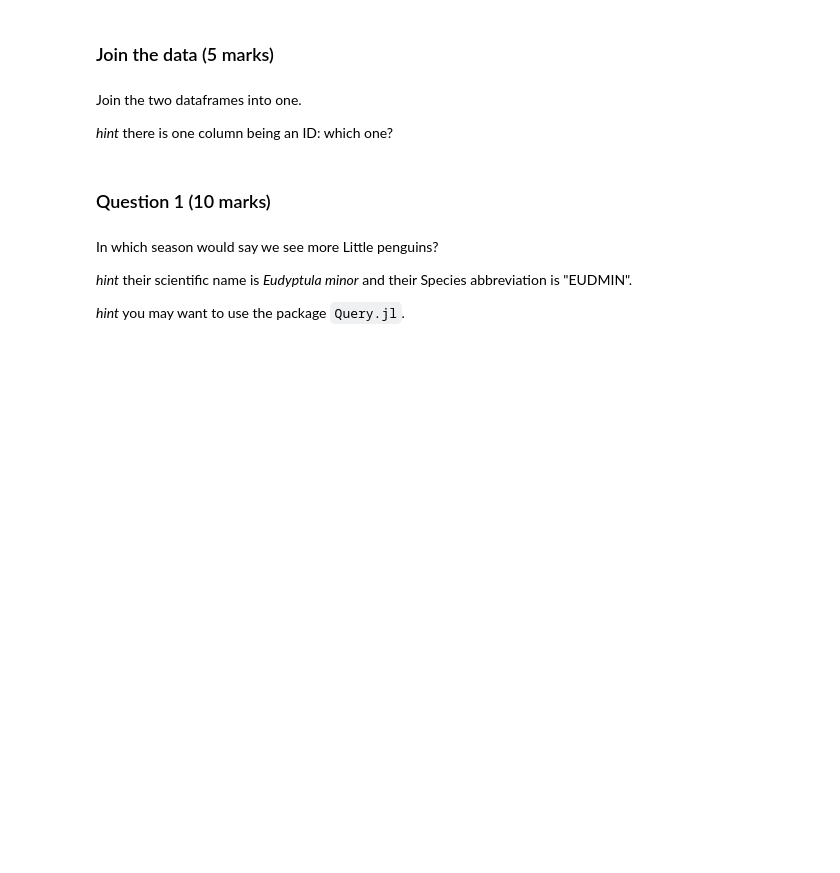
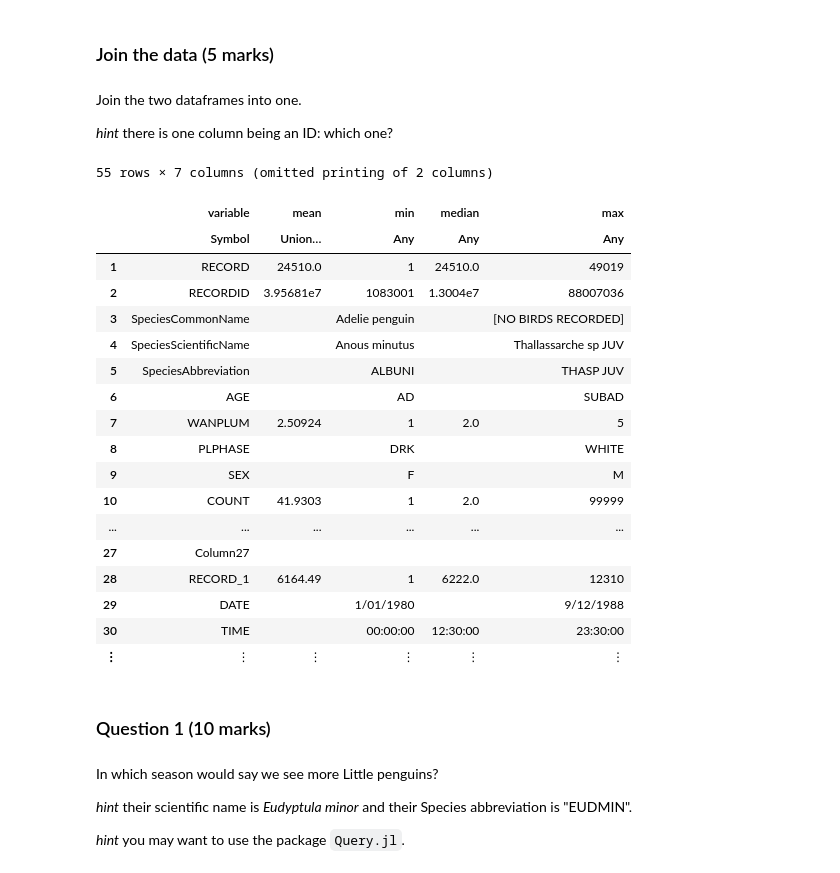
Before and after one commit to blackhakx/Data-Wrangling, a Jupyter notebook: Data422_Assignment1_Julia.ipynb, the cells around one changed output. Saved outputs shown, nothing was run; the diff lists cells and outputs as text; code cells hidden in the pictures; blank space fills up the shorter version.

```diff
--- a/Data422_Assignment1_Julia.ipynb
+++ b/Data422_Assignment1_Julia.ipynb
@@ -27,3 +75,31 @@ _hint_ there is one column being an ID: which one?
+# %%
+#drop RECORD column for both dataframes
+#select!(bird_df, Not(:RECORD))
+#select!(ship_df, Not(:RECORD))
+penguin_df = leftjoin(bird_df, ship_df; on = :RECORDID, makeunique = true)
+penguin_df |>
+    describe
+#CSV.write("penguin.csv", penguin_df)
+# %% [output]
+55 rows × 7 columns (omitted printing of 2 columns)
+|  | variable | mean | min | median | max |
+|  | Symbol | Union… | Any | Any | Any |
+| 1 | RECORD | 24510.0 | 1 | 24510.0 | 49019 |
+| 2 | RECORDID | 3.95681e7 | 1083001 | 1.3004e7 | 88007036 |
+| 3 | SpeciesCommonName |  | Adelie penguin |  | [NO BIRDS RECORDED] |
+| 4 | SpeciesScientificName |  | Anous minutus |  | Thallassarche sp JUV |
+| 5 | SpeciesAbbreviation |  | ALBUNI |  | THASP JUV |
+| 6 | AGE |  | AD |  | SUBAD |
+| 7 | WANPLUM | 2.50924 | 1 | 2.0 | 5 |
+| 8 | PLPHASE |  | DRK |  | WHITE |
+| 9 | SEX |  | F |  | M |
+| 10 | COUNT | 41.9303 | 1 | 2.0 | 99999 |
+| ... | ... | ... | ... | ... | ... |
+| 27 | Column27 |  |  |  |  |
+| 28 | RECORD_1 | 6164.49 | 1 | 6222.0 | 12310 |
+| 29 | DATE |  | 1/01/1980 |  | 9/12/1988 |
+| 30 | TIME |  | 00:00:00 | 12:30:00 | 23:30:00 |
+| ⋮ | ⋮ | ⋮ | ⋮ | ⋮ | ⋮ |
 # %% [markdown]
 ### Question 1 (10 marks)
 # %% [markdown]
```
Also changed, not shown: parts of 10 cells of this notebook, 3 other files.
